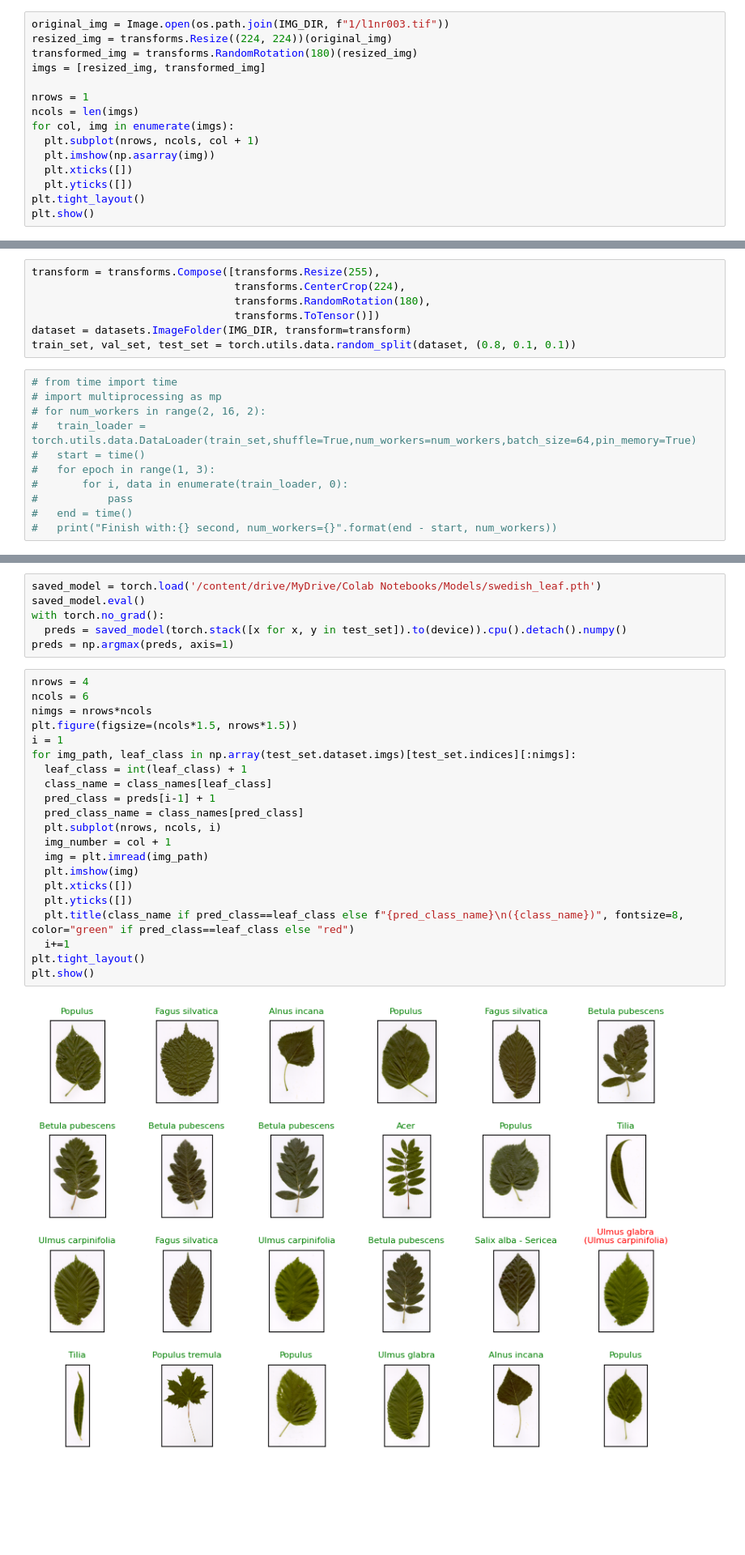
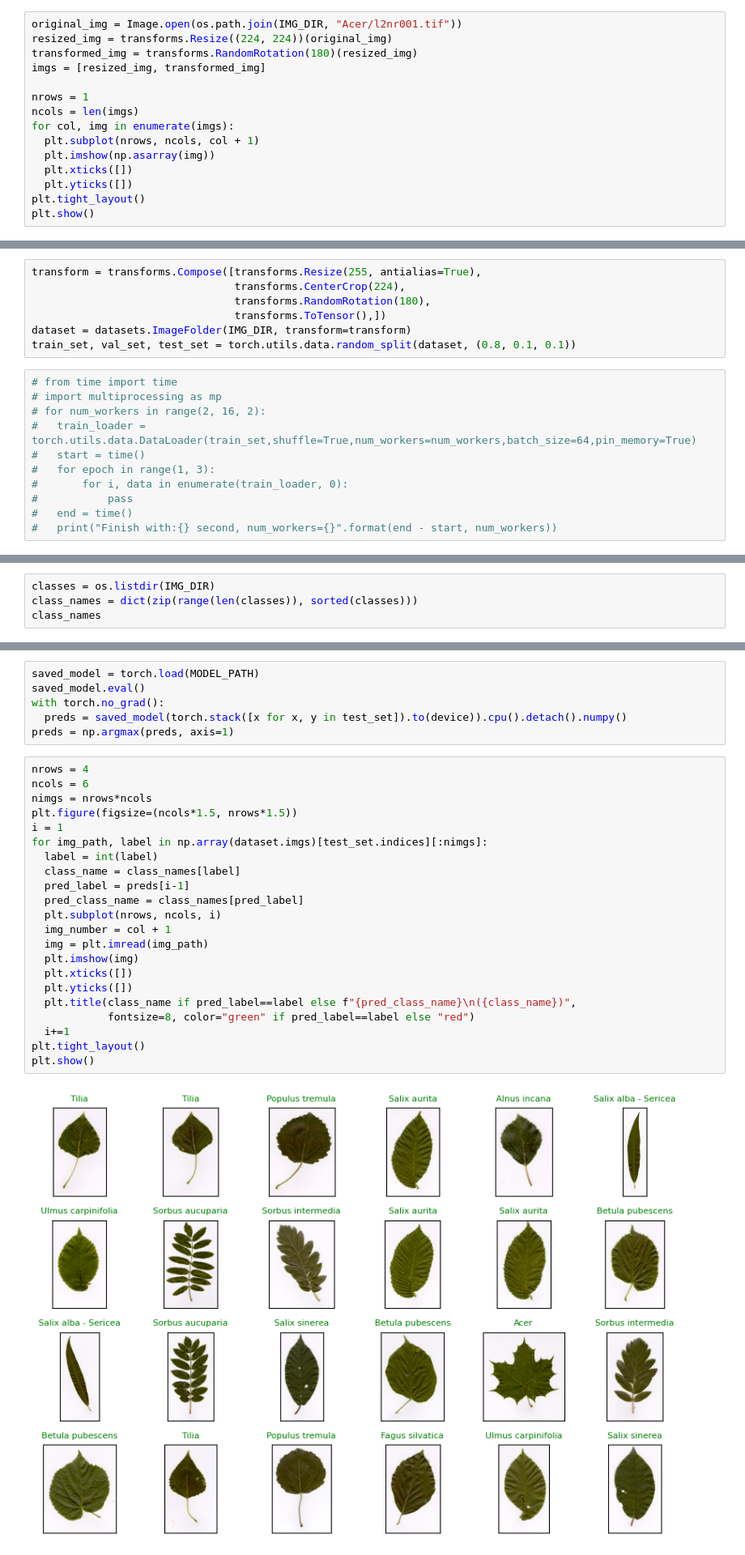
Before and after one commit to AbdoulayeDiop/plant-classification-with-pretrained-ResNet50, a Jupyter notebook: plant_classification.ipynb, the cells around one changed output, grey strips where cells are left out. Shown at 81% size. Cells and saved outputs as stored; diff of their text form; blank space fills up the shorter version.

```diff
--- a/plant_classification.ipynb
+++ b/plant_classification.ipynb
@@ -91,7 +71,7 @@ device
 # %% [output]
 'cuda:0'
 # %%
-original_img = Image.open(os.path.join(IMG_DIR, f"1/l1nr003.tif"))
+original_img = Image.open(os.path.join(IMG_DIR, "Acer/l2nr001.tif"))
 resized_img = transforms.Resize((224, 224))(original_img)
 transformed_img = transforms.RandomRotation(180)(resized_img)
 imgs = [resized_img, transformed_img]
@@ -183,10 +163,10 @@ def finetune(model, epochs, train_dataloader, optimizer, loss_function, val_data
 
   return model, history
 # %%
-transform = transforms.Compose([transforms.Resize(255),
+transform = transforms.Compose([transforms.Resize(255, antialias=True),
                                 transforms.CenterCrop(224),
                                 transforms.RandomRotation(180),
-                                transforms.ToTensor()])
+                                transforms.ToTensor(),])
 dataset = datasets.ImageFolder(IMG_DIR, transform=transform)
 train_set, val_set, test_set = torch.utils.data.random_split(dataset, (0.8, 0.1, 0.1))
 # %%
@@ -258,0 +221,4 @@ plt.show()
+# %%
+classes = os.listdir(IMG_DIR)
+class_names = dict(zip(range(len(classes)), sorted(classes)))
+class_names
@@ -259,5 +241,5 @@ plt.show()
 # %%
-saved_model = torch.load('/content/drive/MyDrive/Colab Notebooks/Models/swedish_leaf.pth')
+saved_model = torch.load(MODEL_PATH)
 saved_model.eval()
 with torch.no_grad():
   preds = saved_model(torch.stack([x for x, y in test_set]).to(device)).cpu().detach().numpy()
@@ -265,23 +247,24 @@ preds = np.argmax(preds, axis=1)
 # %%
 nrows = 4
 ncols = 6
 nimgs = nrows*ncols
 plt.figure(figsize=(ncols*1.5, nrows*1.5))
 i = 1
-for img_path, leaf_class in np.array(test_set.dataset.imgs)[test_set.indices][:nimgs]:
-  leaf_class = int(leaf_class) + 1
-  class_name = class_names[leaf_class]
-  pred_class = preds[i-1] + 1
-  pred_class_name = class_names[pred_class]
+for img_path, label in np.array(dataset.imgs)[test_set.indices][:nimgs]:
+  label = int(label)
+  class_name = class_names[label]
+  pred_label = preds[i-1]
+  pred_class_name = class_names[pred_label]
   plt.subplot(nrows, ncols, i)
   img_number = col + 1
   img = plt.imread(img_path)
   plt.imshow(img)
   plt.xticks([])
   plt.yticks([])
-  plt.title(class_name if pred_class==leaf_class else f"{pred_class_name}\n({class_name})", fontsize=8, color="green" if pred_class==leaf_class else "red")
+  plt.title(class_name if pred_label==label else f"{pred_class_name}\n({class_name})",
+            fontsize=8, color="green" if pred_label==label else "red")
   i+=1
 plt.tight_layout()
 plt.show()
 # %% [output]
-[figure, old version]
+[figure, new version]
```
Also changed, not shown: parts of 18 cells of this notebook.
